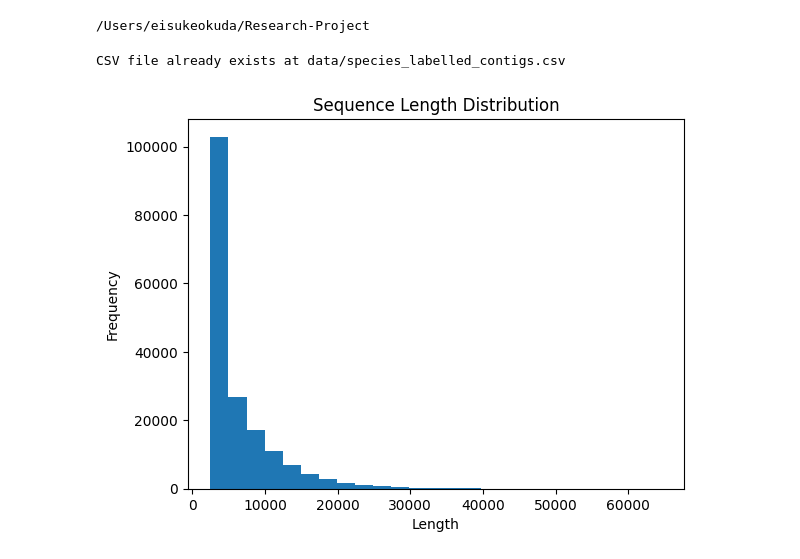
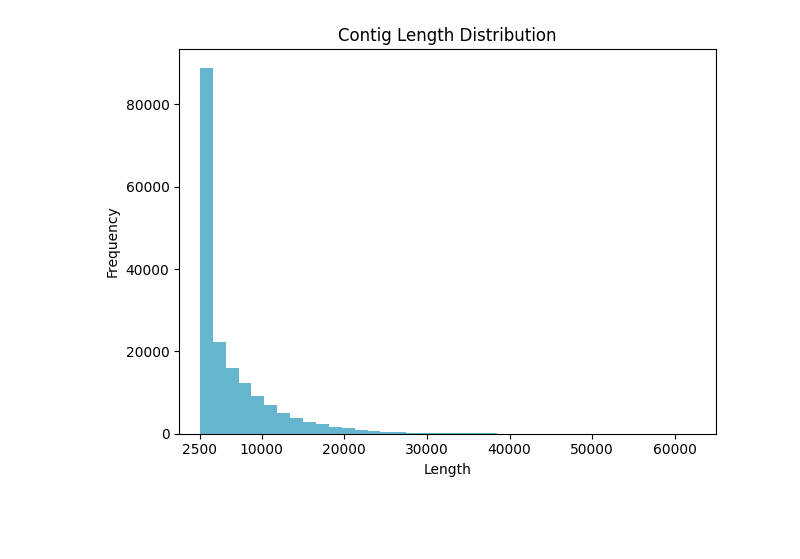
Before and after one commit to eisuke119/Research-Project, a Jupyter notebook: jupyter-notebook/make_figs.ipynb, the cells around one changed output. Saved outputs shown, nothing was run; the diff lists cells and outputs as text; code cells hidden in the pictures; blank space fills up the shorter version.

```diff
--- a/jupyter-notebook/make_figs.ipynb
+++ b/jupyter-notebook/make_figs.ipynb
@@ -1,7 +1,3 @@
-# %%
-cd /Users/eisukeokuda/Research-Project/
-# %% [output]
-/Users/eisukeokuda/Research-Project
 # %%
 import os
 import csv
@@ -20,41 +12,39 @@ from src.utils import (
 # %%
-contig_path = "data/metahit/contigs.fna.gz"
-taxonomy_path = "data/metahit/taxonomy.tsv"
-contig_processed_path = "data/species_labelled_contigs.csv"
-model_configs = "config/models.yml"
+contig_processed_path = "../data/species_labelled_contigs.csv"
+results_main_path = "../results/main_results"
+results_thresh_path = "../results/threshold_similarities"
+model_configs = "../config/models.yml"
 
-results_main_path = "results/main_results"
-results_thresh_path = "results/threshold_similarities"
-
-# Read Model Configs
 with open(model_configs, "r") as model_file:
     models_config = yaml.safe_load(model_file)
 
-# Read DNA Sequences
-preprocess_contigs(contig_path, contig_processed_path)
-
-# Read Processed DNA Sequences
 with open(contig_processed_path) as csvfile:
     data = list(csv.reader(csvfile, delimiter=","))
 dna_sequences = [i[1] for i in data[1:]]
-label_ids, id2label = label_to_id(data)
-# %% [output]
-CSV file already exists at data/species_labelled_contigs.csv
 # %%
-# calculate each sequence length
+palette = sns.color_palette('deep')[8:10]
+
+# Calculate each sequence length
 sequence_len = [len(s) for s in dna_sequences]
 
-plt.hist(sequence_len, bins=25, range=(2500, 64554))
+# Create the histogram
+plt.hist(sequence_len, bins=40, range=(2500, 65000), color=palette[1])
 
-# Add a title and labels as needed
-plt.title('Sequence Length Distribution')
+# Add a title and labels
+plt.title('Contig Length Distribution')
 plt.xlabel('Length')
 plt.ylabel('Frequency')
 
+current_ticks = plt.xticks()[0]
+new_ticks = [tick for tick in current_ticks if tick != 0]
+new_ticks.append(2500)
+plt.xticks(sorted(new_ticks))
+plt.xlim(0, 65000)
+plt.tight_layout()
 # Save the figure as an SVG file
-plt.savefig('figures/seq_len_hist.svg')
+plt.savefig('../figures/seq_len_hist.svg')
 
 # Display the plot
 plt.show()
 # %% [output]
-[figure, old version]
+[figure, new version]
```
Also changed, not shown: parts of 4 cells of this notebook, 5 other files.
